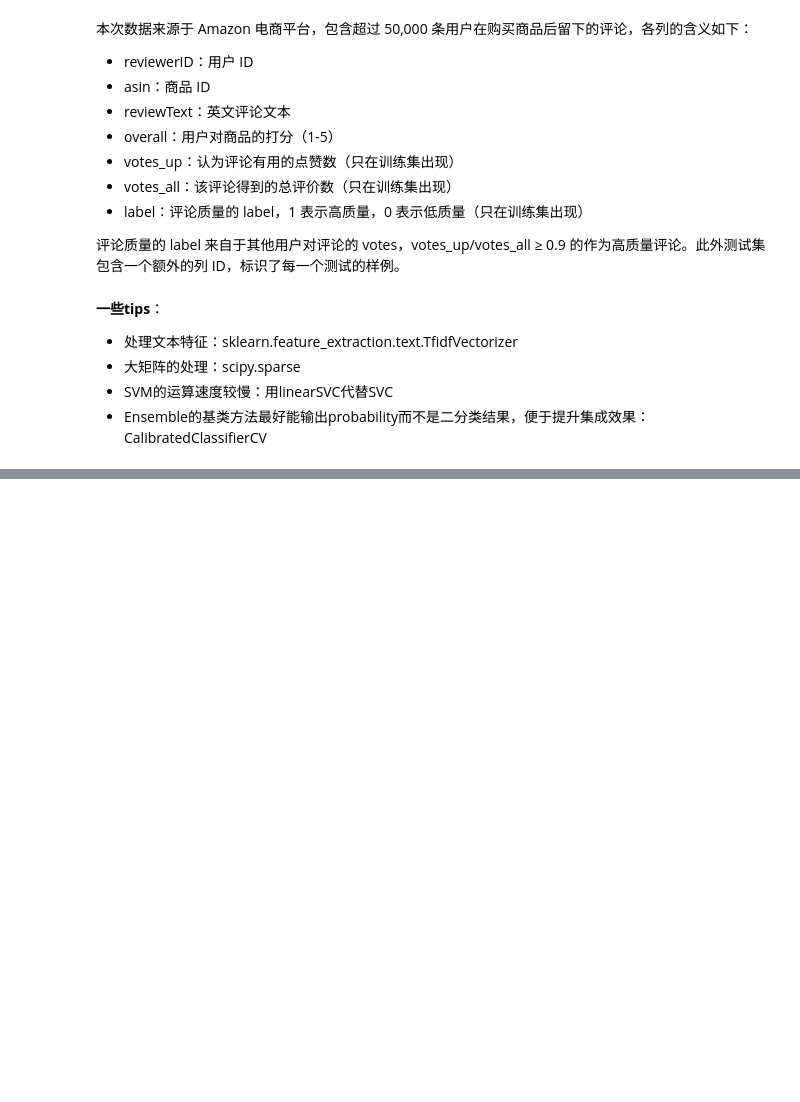
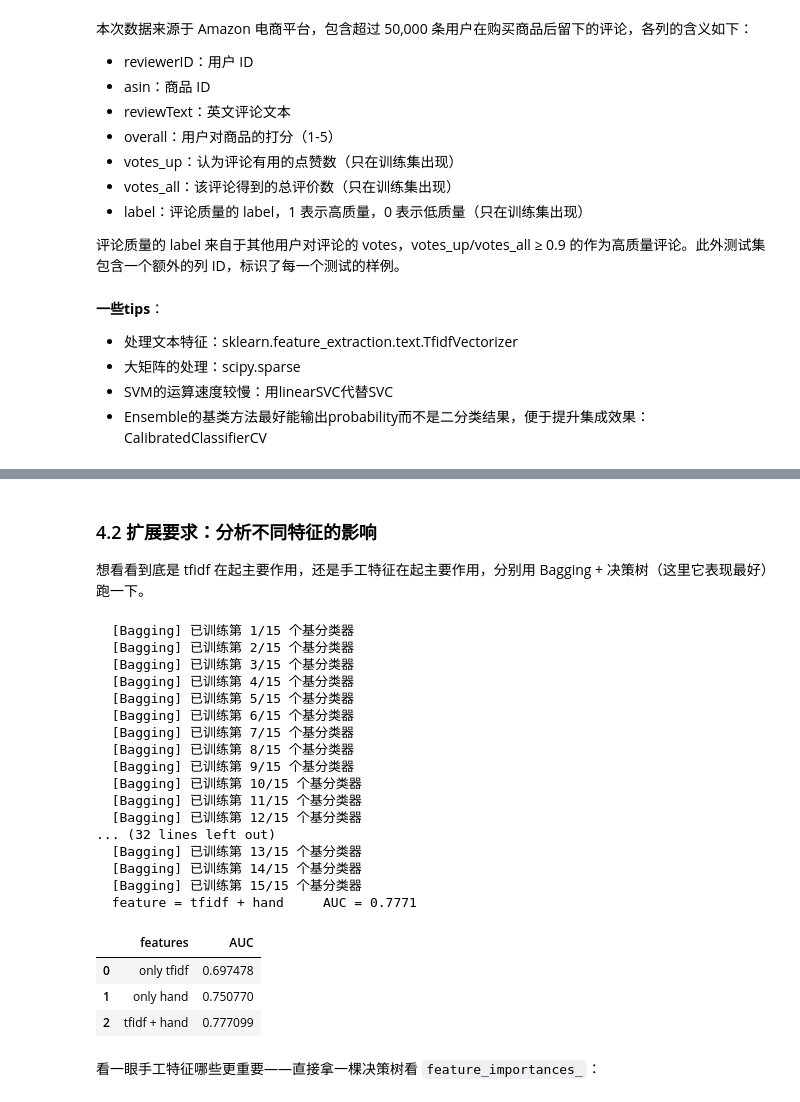
Before and after one commit to eranfu/yufeng, a Jupyter notebook: ml/hw6-评论质量预测/基于集成学习的 Amazon 用户评论质量预测/基于集成学习的 Amazon 用户评论质量预测 4/exp6.ipynb, the cells around one changed output, grey strips where cells are left out. Drawn from its saved outputs; the diff is of its cells as text; code cells hidden in the pictures; blank space fills up the shorter version.

```diff
--- a/ml/hw6-评论质量预测/基于集成学习的 Amazon 用户评论质量预测/基于集成学习的 Amazon 用户评论质量预测 4/exp6.ipynb
+++ b/ml/hw6-评论质量预测/基于集成学习的 Amazon 用户评论质量预测/基于集成学习的 Amazon 用户评论质量预测 4/exp6.ipynb
@@ -119,0 +489,28 @@ Name: label, dtype: int64
+# %%
+from sklearn.neighbors import KNeighborsClassifier
+from sklearn.naive_bayes import MultinomialNB
+
+# k-NN 太慢，做个子采样
+rng = np.random.RandomState(0)
+sub_idx = rng.choice(X_train_tfidf.shape[0], size=10000, replace=False)
+X_train_sub = X_train_tfidf[sub_idx]
+y_train_sub = y_train[sub_idx]
+
+# Bagging + kNN
+bag_knn = MyBagging(KNeighborsClassifier(n_neighbors=15, metric='cosine'),
+                    n_estimators=5, sample_ratio=0.5, random_state=0)
+bag_knn.fit(X_train_sub, y_train_sub)
+auc_bag_knn = roc_auc_score(y_test, bag_knn.predict_proba(X_test_tfidf)[:, 1])
+print(f'Bagging + kNN  AUC = {auc_bag_knn:.4f}')
+
+# Bagging + NB（NB 在全量数据上跑）
+bag_nb = MyBagging(MultinomialNB(alpha=0.5), n_estimators=20, sample_ratio=1.0, random_state=0)
+bag_nb.fit(X_train_tfidf, y_train)
+auc_bag_nb = roc_auc_score(y_test, bag_nb.predict_proba(X_test_tfidf)[:, 1])
+print(f'Bagging + NB   AUC = {auc_bag_nb:.4f}')
+
+# AdaBoost + NB
+ada_nb = MyAdaBoostM1(MultinomialNB(alpha=0.5), n_estimators=20, random_state=0)
+ada_nb.fit(X_train_tfidf, y_train)
+auc_ada_nb = roc_auc_score(y_test, ada_nb.predict_proba(X_test_tfidf)[:, 1])
+print(f'AdaBoost + NB  AUC = {auc_ada_nb:.4f}')
@@ -119,0 +542,44 @@ Name: label, dtype: int64
+# %% [markdown]
+### 4.2 扩展要求：分析不同特征的影响
+
+想看看到底是 tfidf 在起主要作用，还是手工特征在起主要作用，分别用 Bagging + 决策树（这里它表现最好）跑一下。
+# %%
+feat_results = []
+feat_sets = {
+    'only tfidf':       (X_train_tfidf,                                  X_test_tfidf),
+    'only hand':        (sp.csr_matrix(X_train_hand_sc),                 sp.csr_matrix(X_test_hand_sc)),
+    'tfidf + hand':     (X_train,                                        X_test),
+}
+
+for name, (Xtr, Xte) in feat_sets.items():
+    m = MyBagging(make_tree(max_depth=12), n_estimators=15, sample_ratio=1.0, random_state=0)
+    m.fit(Xtr, y_train)
+    a = roc_auc_score(y_test, m.predict_proba(Xte)[:, 1])
+    feat_results.append((name, a))
+    print(f'  feature = {name:15s}  AUC = {a:.4f}')
+
+pd.DataFrame(feat_results, columns=['features', 'AUC'])
+# %% [output]
+  [Bagging] 已训练第 1/15 个基分类器
+  [Bagging] 已训练第 2/15 个基分类器
+  [Bagging] 已训练第 3/15 个基分类器
+  [Bagging] 已训练第 4/15 个基分类器
+  [Bagging] 已训练第 5/15 个基分类器
+  [Bagging] 已训练第 6/15 个基分类器
+  [Bagging] 已训练第 7/15 个基分类器
+  [Bagging] 已训练第 8/15 个基分类器
+  [Bagging] 已训练第 9/15 个基分类器
+  [Bagging] 已训练第 10/15 个基分类器
+  [Bagging] 已训练第 11/15 个基分类器
+  [Bagging] 已训练第 12/15 个基分类器
+... (32 lines left out)
+  [Bagging] 已训练第 13/15 个基分类器
+  [Bagging] 已训练第 14/15 个基分类器
+  [Bagging] 已训练第 15/15 个基分类器
+  feature = tfidf + hand     AUC = 0.7771
+|  | features | AUC |
+| 0 | only tfidf | 0.697478 |
+| 1 | only hand | 0.750770 |
+| 2 | tfidf + hand | 0.777099 |
+# %% [markdown]
+看一眼手工特征哪些更重要——直接拿一棵决策树看 `feature_importances_`：
```
Also changed, not shown: parts of 37 cells of this notebook.
